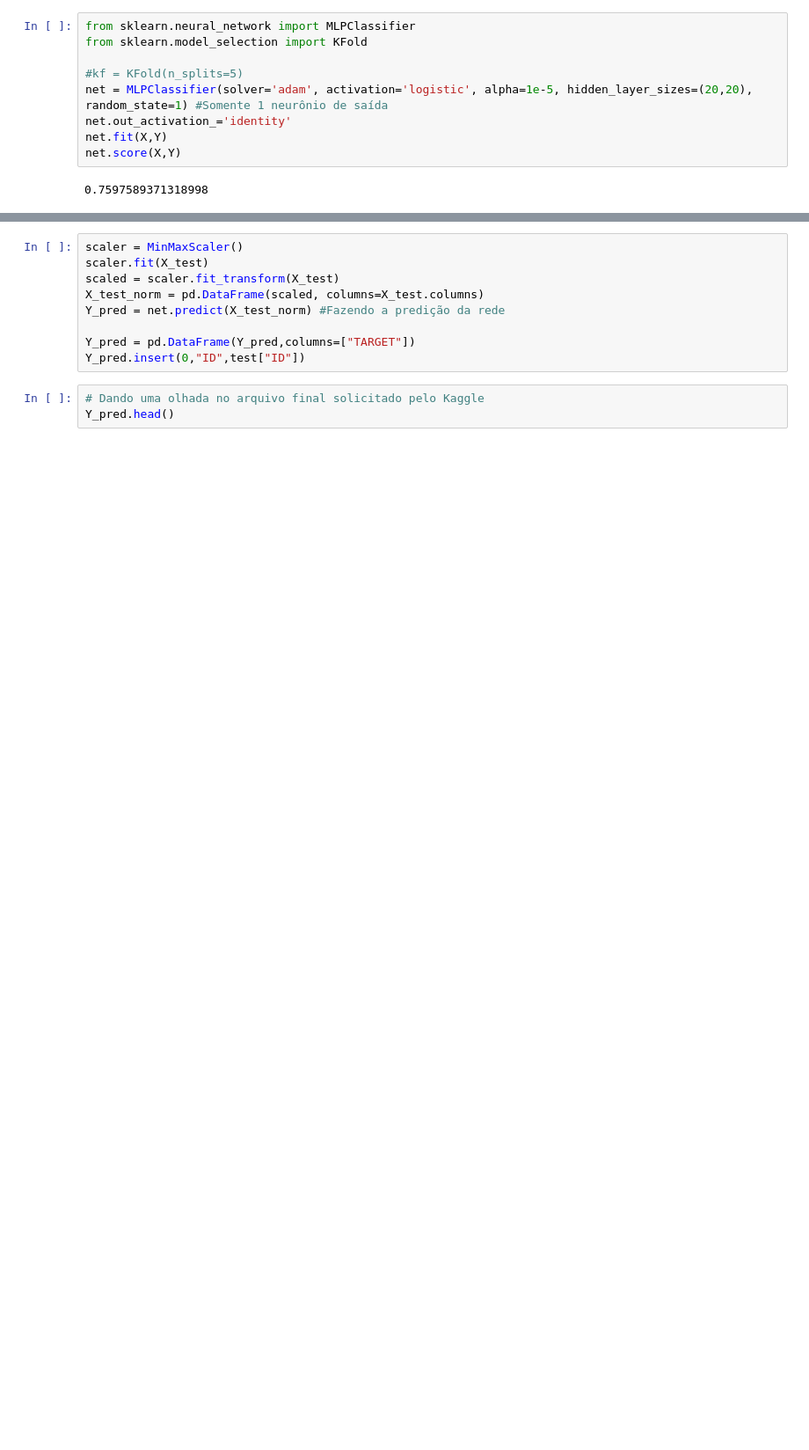
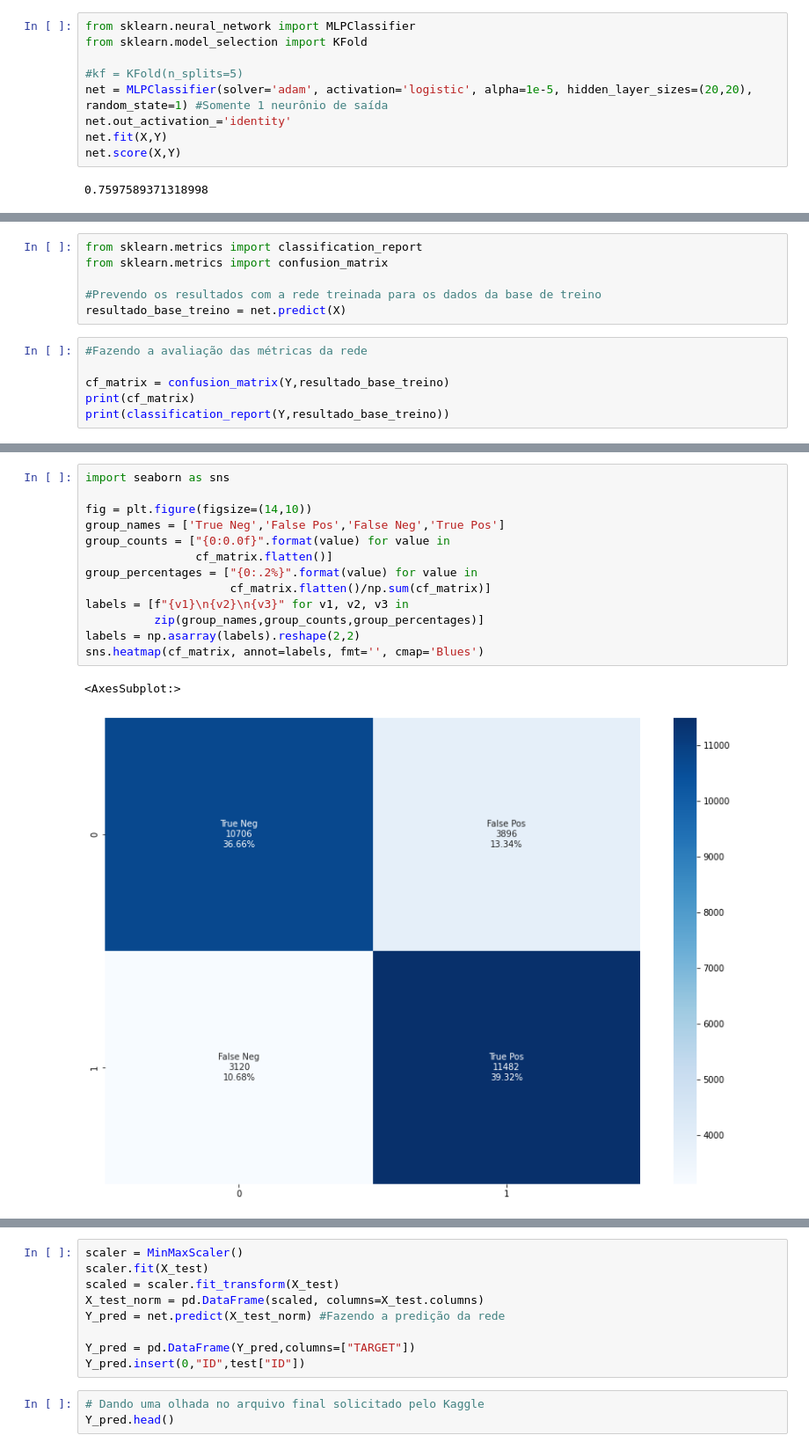
Before and after one commit to Daniell-Dantas/santander-customer-satisfaction-kaggle, a Jupyter notebook: dl-proj1-santander.ipynb, the cells around one changed output, grey strips where cells are left out. Shown at 88% size. Cells and saved outputs as stored; diff of their text form; blank space fills up the shorter version.

```diff
--- a/dl-proj1-santander.ipynb
+++ b/dl-proj1-santander.ipynb
@@ -266,0 +274,12 @@ net.score(X,Y)
+# %%
+from sklearn.metrics import classification_report
+from sklearn.metrics import confusion_matrix
+
+#Prevendo os resultados com a rede treinada para os dados da base de treino
+resultado_base_treino = net.predict(X)
+# %%
+#Fazendo a avaliação das métricas da rede
+
+cf_matrix = confusion_matrix(Y,resultado_base_treino)
+print(cf_matrix)
+print(classification_report(Y,resultado_base_treino))
@@ -267,3 +297,19 @@ net.score(X,Y)
+# %%
+import seaborn as sns
+
+fig = plt.figure(figsize=(14,10))
+group_names = ['True Neg','False Pos','False Neg','True Pos']
+group_counts = ["{0:0.0f}".format(value) for value in
+                cf_matrix.flatten()]
+group_percentages = ["{0:.2%}".format(value) for value in
+                     cf_matrix.flatten()/np.sum(cf_matrix)]
+labels = [f"{v1}\n{v2}\n{v3}" for v1, v2, v3 in
+          zip(group_names,group_counts,group_percentages)]
+labels = np.asarray(labels).reshape(2,2)
+sns.heatmap(cf_matrix, annot=labels, fmt='', cmap='Blues')
+# %% [output]
+<AxesSubplot:>
+[figure, added]
 # %%
 test=pd.read_csv('../input/santander-customer-satisfaction/test.csv')
 test.head()
```
Also changed, not shown: parts of 13 cells of this notebook.
